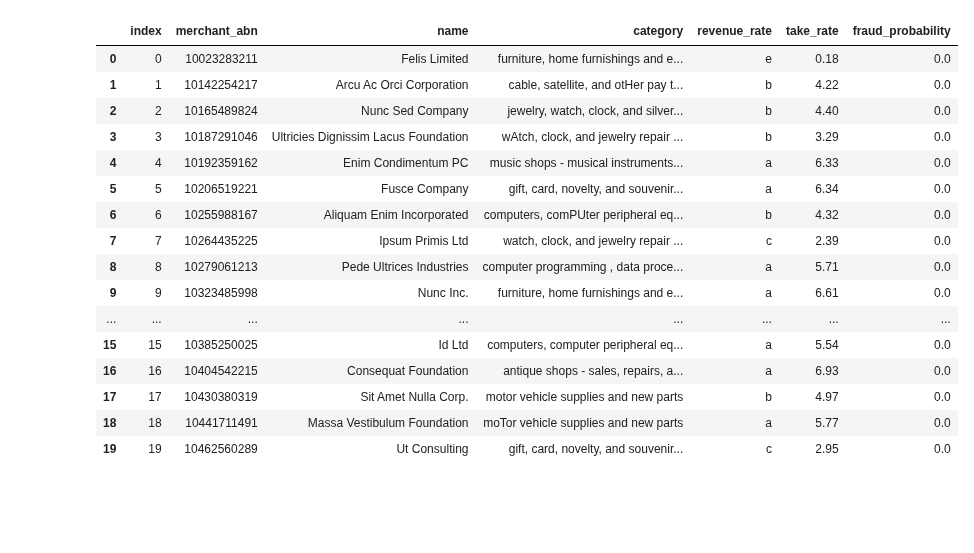
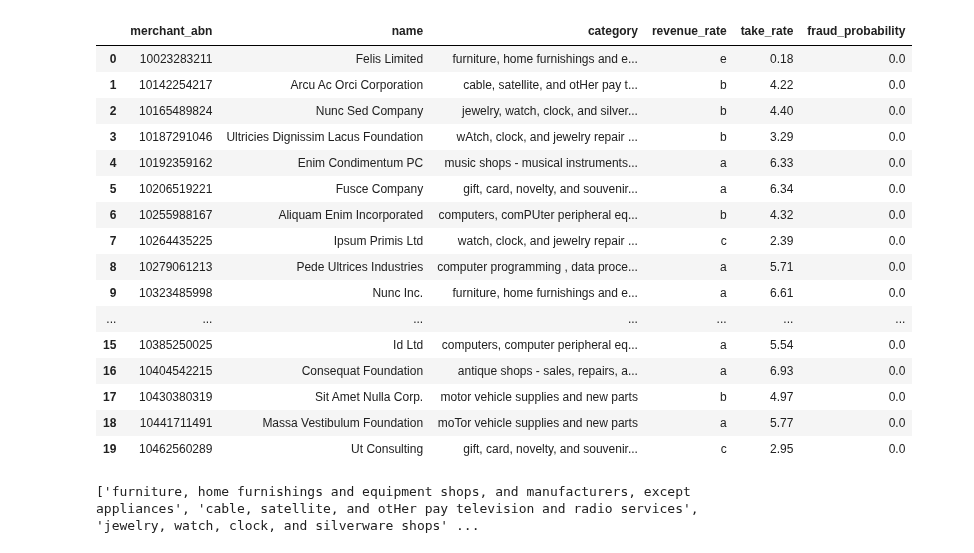
Before and after one commit to MAST30034-AppliedDataScience/project-2-group-buy-now-pay-later-industry-project-24, a Jupyter notebook: notebooks/ranking.ipynb, the cells around one changed output. Drawn from its saved outputs; the diff is of its cells as text; code cells hidden in the pictures; blank space fills up the shorter version.

```diff
--- a/notebooks/ranking.ipynb
+++ b/notebooks/ranking.ipynb
@@ -1,23 +1,28 @@
 # %%
 import pandas as pd
 merchants = pd.read_parquet('../data/curated/merchant_info.parquet')
-merchants.reset_index(inplace=True)
+merchants.reset_index(drop=True)
 merchants.head(20)
 # %% [output]
-|  | index | merchant_abn | name | category | revenue_rate | take_rate | fraud_probability |
-| 0 | 0 | 10023283211 | Felis Limited | furniture, home furnishings and e... | e | 0.18 | 0.0 |
-| 1 | 1 | 10142254217 | Arcu Ac Orci Corporation | cable, satellite, and otHer pay t... | b | 4.22 | 0.0 |
-| 2 | 2 | 10165489824 | Nunc Sed Company | jewelry, watch, clock, and silver... | b | 4.40 | 0.0 |
-| 3 | 3 | 10187291046 | Ultricies Dignissim Lacus Foundation | wAtch, clock, and jewelry repair ... | b | 3.29 | 0.0 |
-| 4 | 4 | 10192359162 | Enim Condimentum PC | music shops - musical instruments... | a | 6.33 | 0.0 |
-| 5 | 5 | 10206519221 | Fusce Company | gift, card, novelty, and souvenir... | a | 6.34 | 0.0 |
-| 6 | 6 | 10255988167 | Aliquam Enim Incorporated | computers, comPUter peripheral eq... | b | 4.32 | 0.0 |
-| 7 | 7 | 10264435225 | Ipsum Primis Ltd | watch, clock, and jewelry repair ... | c | 2.39 | 0.0 |
-| 8 | 8 | 10279061213 | Pede Ultrices Industries | computer programming , data proce... | a | 5.71 | 0.0 |
-| 9 | 9 | 10323485998 | Nunc Inc. | furniture, home furnishings and e... | a | 6.61 | 0.0 |
-| ... | ... | ... | ... | ... | ... | ... | ... |
-| 15 | 15 | 10385250025 | Id Ltd | computers, computer peripheral eq... | a | 5.54 | 0.0 |
-| 16 | 16 | 10404542215 | Consequat Foundation | antique shops - sales, repairs, a... | a | 6.93 | 0.0 |
-| 17 | 17 | 10430380319 | Sit Amet Nulla Corp. | motor vehicle supplies and new parts | b | 4.97 | 0.0 |
-| 18 | 18 | 10441711491 | Massa Vestibulum Foundation | moTor vehicle supplies and new parts | a | 5.77 | 0.0 |
-| 19 | 19 | 10462560289 | Ut Consulting | gift, card, novelty, and souvenir... | c | 2.95 | 0.0 |
+|  | merchant_abn | name | category | revenue_rate | take_rate | fraud_probability |
+| 0 | 10023283211 | Felis Limited | furniture, home furnishings and e... | e | 0.18 | 0.0 |
+| 1 | 10142254217 | Arcu Ac Orci Corporation | cable, satellite, and otHer pay t... | b | 4.22 | 0.0 |
+| 2 | 10165489824 | Nunc Sed Company | jewelry, watch, clock, and silver... | b | 4.40 | 0.0 |
+| 3 | 10187291046 | Ultricies Dignissim Lacus Foundation | wAtch, clock, and jewelry repair ... | b | 3.29 | 0.0 |
+| 4 | 10192359162 | Enim Condimentum PC | music shops - musical instruments... | a | 6.33 | 0.0 |
+| 5 | 10206519221 | Fusce Company | gift, card, novelty, and souvenir... | a | 6.34 | 0.0 |
+| 6 | 10255988167 | Aliquam Enim Incorporated | computers, comPUter peripheral eq... | b | 4.32 | 0.0 |
+| 7 | 10264435225 | Ipsum Primis Ltd | watch, clock, and jewelry repair ... | c | 2.39 | 0.0 |
+| 8 | 10279061213 | Pede Ultrices Industries | computer programming , data proce... | a | 5.71 | 0.0 |
+| 9 | 10323485998 | Nunc Inc. | furniture, home furnishings and e... | a | 6.61 | 0.0 |
+| ... | ... | ... | ... | ... | ... | ... |
+| 15 | 10385250025 | Id Ltd | computers, computer peripheral eq... | a | 5.54 | 0.0 |
+| 16 | 10404542215 | Consequat Foundation | antique shops - sales, repairs, a... | a | 6.93 | 0.0 |
+| 17 | 10430380319 | Sit Amet Nulla Corp. | motor vehicle supplies and new parts | b | 4.97 | 0.0 |
+| 18 | 10441711491 | Massa Vestibulum Foundation | moTor vehicle supplies and new parts | a | 5.77 | 0.0 |
+| 19 | 10462560289 | Ut Consulting | gift, card, novelty, and souvenir... | c | 2.95 | 0.0 |
+# %%
+category_list =  merchants['category'].tolist()
+print(category_list)
+# %% [output]
+['furniture, home furnishings and equipment shops, and manufacturers, except appliances', 'cable, satellite, and otHer pay television and radio services', 'jewelry, watch, clock, and silverware shops' ...
```
Also changed, not shown: parts of 7 cells of this notebook.
